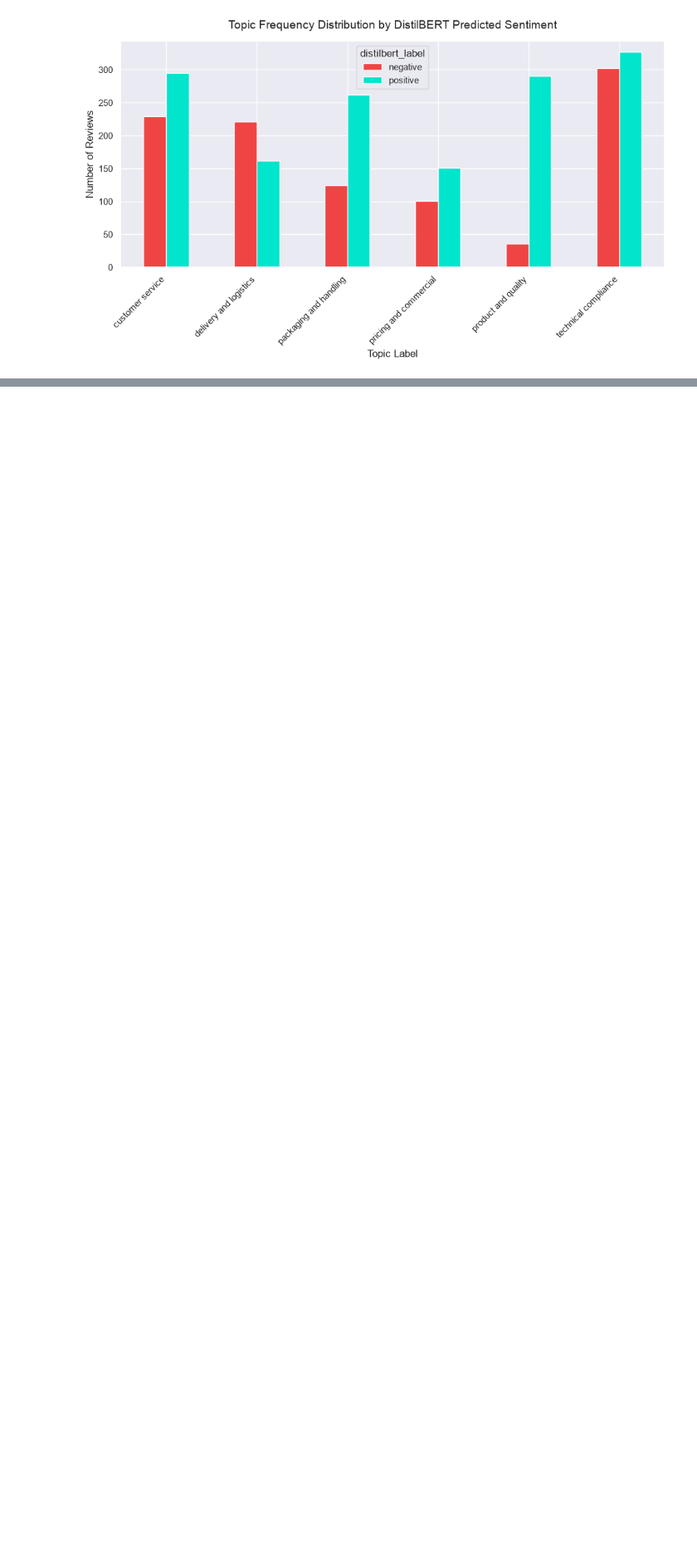
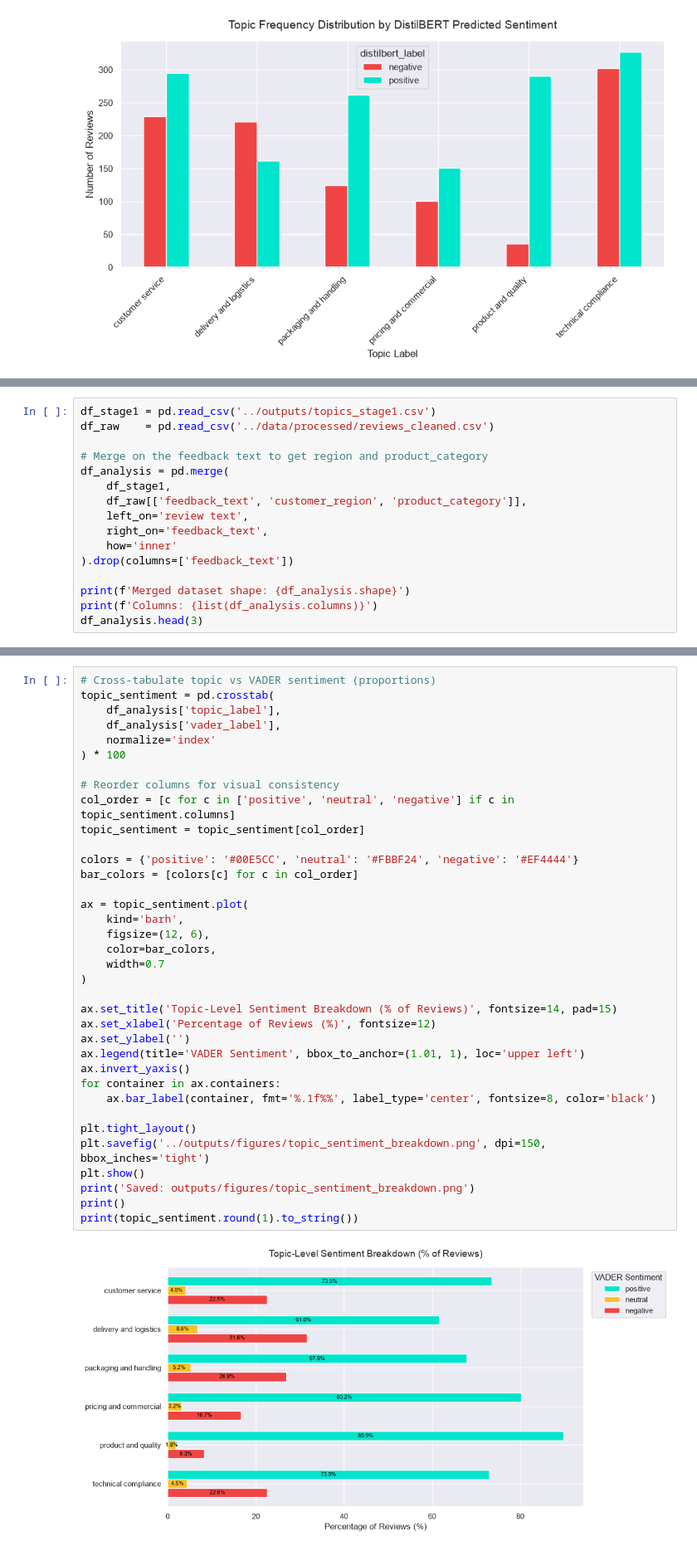
Before and after one commit to ali7540/nlp-quality-feedback-analyzer, a Jupyter notebook: notebooks/week3_topics_entities.ipynb, the cells around one changed output, grey strips where cells are left out. Shown at 83% size. Cells and saved outputs as stored; diff of their text form; blank space fills up the shorter version.

Commit message:
feat: implement topic-level cross-tabulation analysis and export corresponding visual distributions

```diff
--- a/notebooks/week3_topics_entities.ipynb
+++ b/notebooks/week3_topics_entities.ipynb
@@ -305,0 +314,16 @@ plt.show()
+# %%
+df_stage1 = pd.read_csv('../outputs/topics_stage1.csv')
+df_raw    = pd.read_csv('../data/processed/reviews_cleaned.csv')
+
+# Merge on the feedback text to get region and product_category
+df_analysis = pd.merge(
+    df_stage1,
+    df_raw[['feedback_text', 'customer_region', 'product_category']],
+    left_on='review text',
+    right_on='feedback_text',
+    how='inner'
+).drop(columns=['feedback_text'])
+
+print(f'Merged dataset shape: {df_analysis.shape}')
+print(f'Columns: {list(df_analysis.columns)}')
+df_analysis.head(3)
@@ -305,0 +341,38 @@ plt.show()
+# %%
+# Cross-tabulate topic vs VADER sentiment (proportions)
+topic_sentiment = pd.crosstab(
+    df_analysis['topic_label'],
+    df_analysis['vader_label'],
+    normalize='index'
+) * 100
+
+# Reorder columns for visual consistency
+col_order = [c for c in ['positive', 'neutral', 'negative'] if c in topic_sentiment.columns]
+topic_sentiment = topic_sentiment[col_order]
+
+colors = {'positive': '#00E5CC', 'neutral': '#FBBF24', 'negative': '#EF4444'}
+bar_colors = [colors[c] for c in col_order]
+
+ax = topic_sentiment.plot(
+    kind='barh',
+    figsize=(12, 6),
+    color=bar_colors,
+    width=0.7
+)
+
+ax.set_title('Topic-Level Sentiment Breakdown (% of Reviews)', fontsize=14, pad=15)
+ax.set_xlabel('Percentage of Reviews (%)', fontsize=12)
+ax.set_ylabel('')
+ax.legend(title='VADER Sentiment', bbox_to_anchor=(1.01, 1), loc='upper left')
+ax.invert_yaxis()
+for container in ax.containers:
+    ax.bar_label(container, fmt='%.1f%%', label_type='center', fontsize=8, color='black')
+
+plt.tight_layout()
+plt.savefig('../outputs/figures/topic_sentiment_breakdown.png', dpi=150, bbox_inches='tight')
+plt.show()
+print('Saved: outputs/figures/topic_sentiment_breakdown.png')
+print()
+print(topic_sentiment.round(1).to_string())
+# %% [output]
+[figure, added]
```
Also changed, not shown: parts of 14 cells of this notebook, 9 other files.
